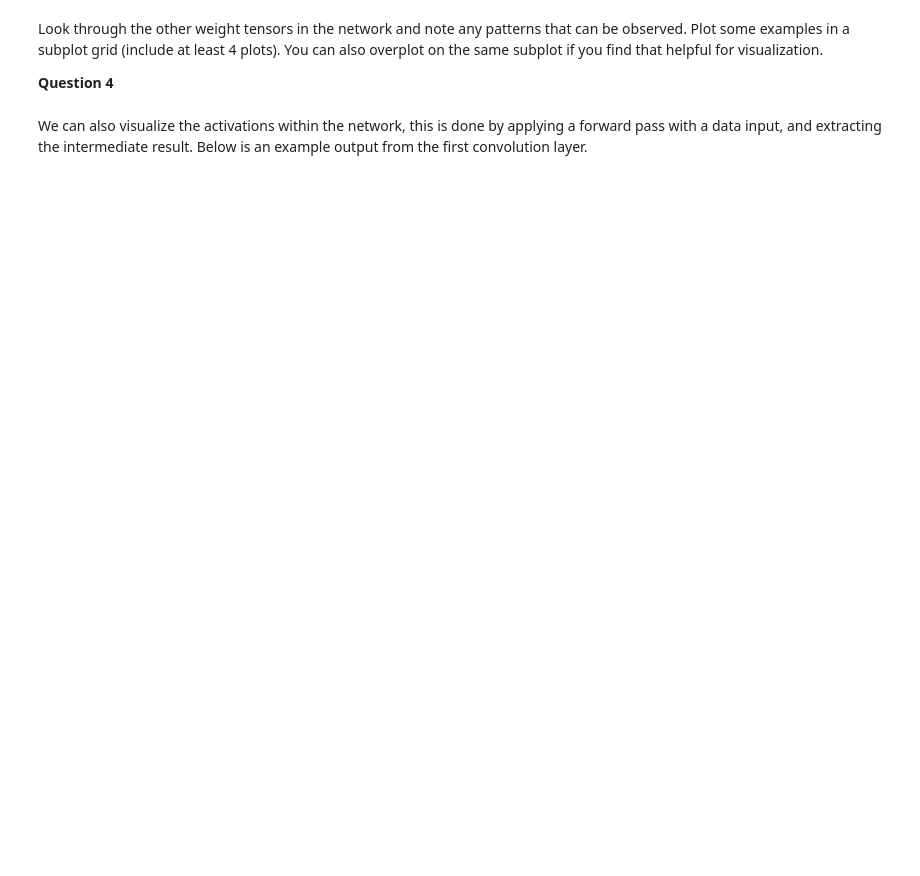
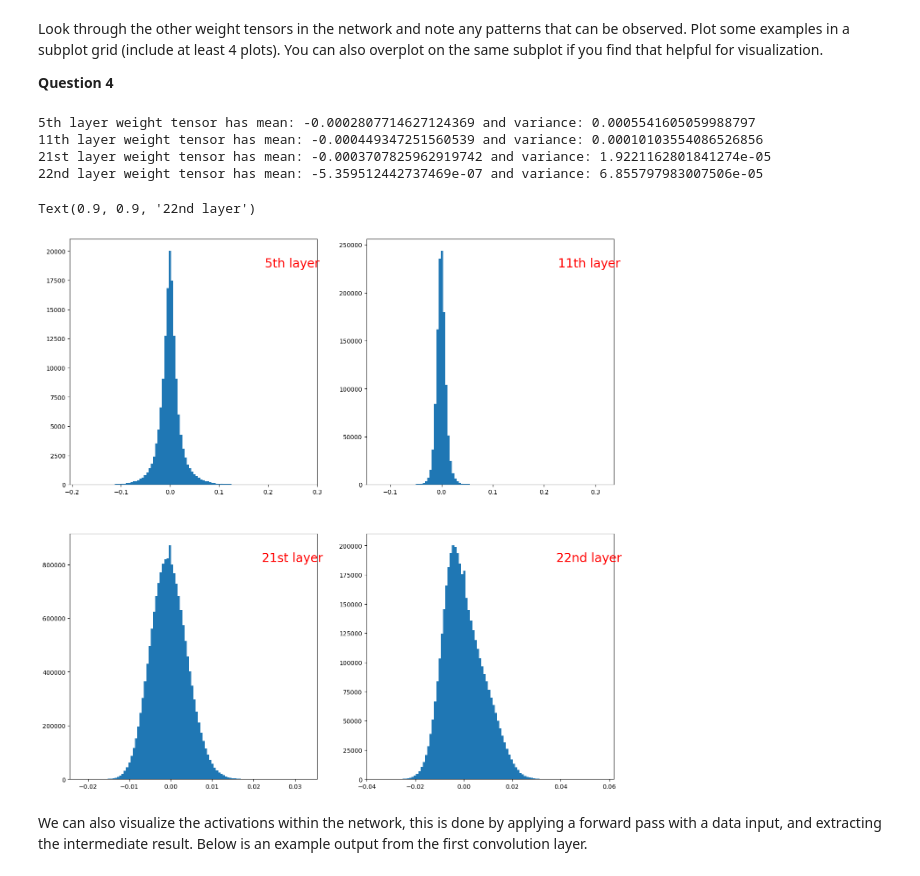
Before and after one commit to lee-53/ECE-4380-F25, a Jupyter notebook: Clear_NumpyTFandVisualization.ipynb, the cells around one changed output. Drawn from its saved outputs; the diff is of its cells as text; code cells hidden in the pictures; blank space fills up the shorter version.

```diff
--- a/Clear_NumpyTFandVisualization.ipynb
+++ b/Clear_NumpyTFandVisualization.ipynb
@@ -170,3 +292,50 @@ You can also overplot on the same subplot if you find that helpful for visualiza
+# %%
+# enter plot code below
+rows, cols = 2, 2
+fig, axes = plt.subplots(rows, cols, figsize=(16, 16))
+
+layer = model.layers[5]
+weights = layer.get_weights()[0]
+print(f"5th layer weight tensor has mean: {weights.mean()} and variance: {weights.var()}")
+ax = axes[0,0]
+ax.hist(weights.flatten(), bins=100)
+ax.text(0.9, 0.9, "5th layer", color='red',
+                transform=ax.transAxes, fontsize=20,
+                ha='center', va='center')
+
+layer = model.layers[11]
+weights = layer.get_weights()[0]
+print(f"11th layer weight tensor has mean: {weights.mean()} and variance: {weights.var()}")
+ax = axes[0,1]
+ax.hist(weights.flatten(), bins=100)
+ax.text(0.9, 0.9, "11th layer", color='red',
+                transform=ax.transAxes, fontsize=20,
+                ha='center', va='center')
+
+layer = model.layers[21]
+weights = layer.get_weights()[0]
+print(f"21st layer weight tensor has mean: {weights.mean()} and variance: {weights.var()}")
+ax = axes[1,0]
+ax.hist(weights.flatten(), bins=100)
+ax.text(0.9, 0.9, "21st layer", color='red',
+                transform=ax.transAxes, fontsize=20,
+                ha='center', va='center')
+
+layer = model.layers[22]
+weights = layer.get_weights()[0]
+print(f"22nd layer weight tensor has mean: {weights.mean()} and variance: {weights.var()}")
+ax = axes[1,1]
+ax.hist(weights.flatten(), bins=100)
+ax.text(0.9, 0.9, "22nd layer", color='red',
+                transform=ax.transAxes, fontsize=20,
+                ha='center', va='center')
+# %% [output]
+5th layer weight tensor has mean: -0.0002807714627124369 and variance: 0.0005541605059988797
+11th layer weight tensor has mean: -0.000449347251560539 and variance: 0.00010103554086526856
+21st layer weight tensor has mean: -0.0003707825962919742 and variance: 1.9221162801841274e-05
+22nd layer weight tensor has mean: -5.359512442737469e-07 and variance: 6.855797983007506e-05
+Text(0.9, 0.9, '22nd layer')
+[figure, added]
 # %% [markdown]
 We can also visualize the activations within the network, this is done by applying a forward pass with a data input, and extracting the intermediate result. Below is an example output from the first convolution layer.
 # %%
```
Also changed, not shown: parts of 16 cells of this notebook.
